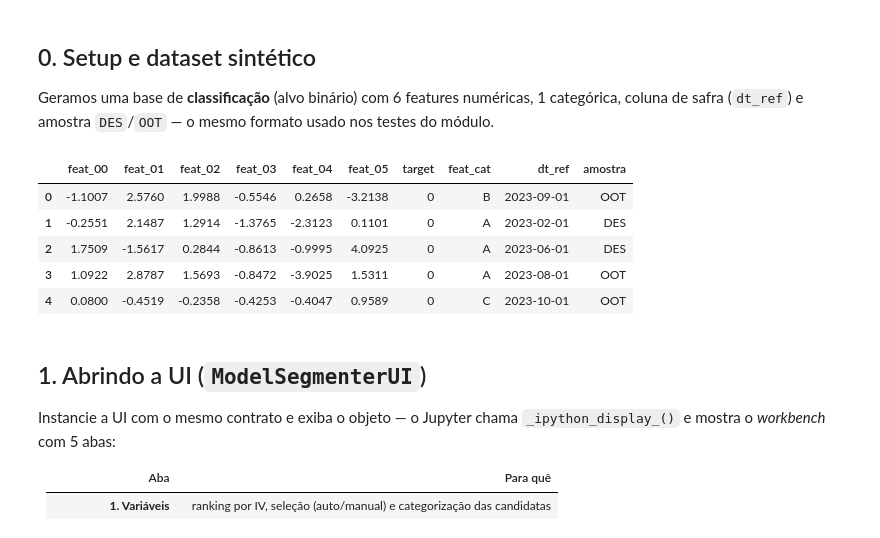
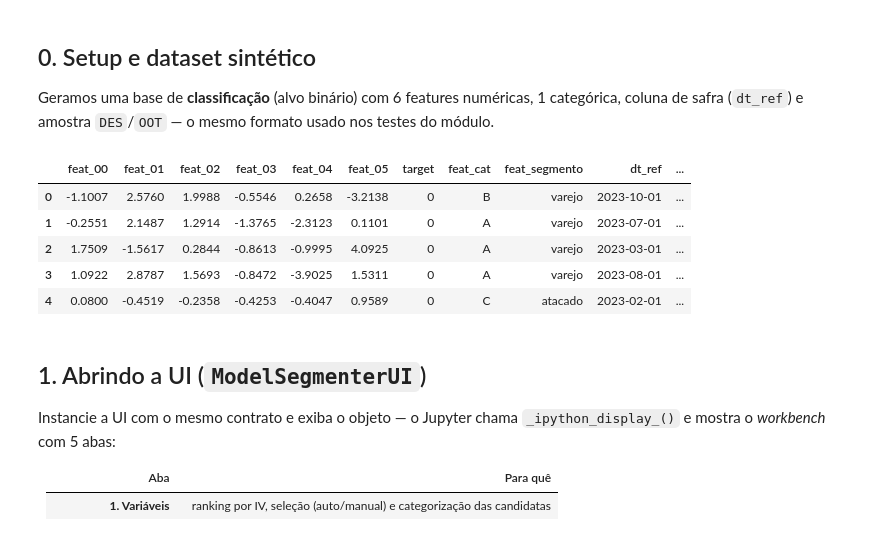
Before and after one commit to richardguilhermeds/Yggdrasil-Project, a Jupyter notebook: notebooks/tutoriais/06_tutorial_model_segmenter.ipynb, the cells around one changed output. Drawn from its saved outputs; the diff is of its cells as text; code cells hidden in the pictures.

```diff
--- a/notebooks/tutoriais/06_tutorial_model_segmenter.ipynb
+++ b/notebooks/tutoriais/06_tutorial_model_segmenter.ipynb
@@ -62,29 +62,39 @@ if _ygg_root and str(_ygg_root) not in sys.path:
 # %%
 import numpy as np
 import pandas as pd
 from sklearn.datasets import make_classification
 from IPython.display import display   # autossuficiente fora do kernel (nbconvert etc.)
 
 pd.set_option("display.float_format", lambda v: f"{v:,.4f}")
 pd.set_option("display.max_columns", 40)
 rng = np.random.default_rng(0)
 
 n = 3000
 X, y = make_classification(n_samples=n, n_features=6, n_informative=4,
                            weights=[0.75], random_state=0)
 df = pd.DataFrame(X, columns=[f"feat_{i:02d}" for i in range(6)])
 df["target"] = y                                            # alvo binário 0/1
 df["feat_cat"] = rng.choice(["A", "B", "C", "D"], size=n, p=[.4, .3, .2, .1])  # categórica
+# 2ª categórica, ASSOCIADA à primeira (V de Cramér ~0.9): A/B tendem a 'varejo' e
+# C/D a 'atacado', com 8% de ruído. Serve para exercitar a associação entre
+# CATEGÓRICAS no card de multicolinearidade — o painel de V de Cramér só é
+# desenhado a partir de duas categóricas, e o par entra na poda sugerida por
+# ficar acima do limiar padrão (0.85).
+_seg = {"A": "varejo", "B": "varejo", "C": "atacado", "D": "atacado"}
+df["feat_segmento"] = [
+    _seg[c] if rng.random() < 0.92 else rng.choice(["varejo", "atacado"])
+    for c in df["feat_cat"]
+]
 df["dt_ref"] = rng.choice(pd.date_range("2023-01-01", periods=10, freq="MS"), size=n)
 df["amostra"] = np.where(df["dt_ref"] >= pd.Timestamp("2023-08-01"), "OOT", "DES")
 df.head()
 # %% [output]
-|  | feat_00 | feat_01 | feat_02 | feat_03 | feat_04 | feat_05 | target | feat_cat | dt_ref | amostra |
-| 0 | -1.1007 | 2.5760 | 1.9988 | -0.5546 | 0.2658 | -3.2138 | 0 | B | 2023-09-01 | OOT |
-| 1 | -0.2551 | 2.1487 | 1.2914 | -1.3765 | -2.3123 | 0.1101 | 0 | A | 2023-02-01 | DES |
-| 2 | 1.7509 | -1.5617 | 0.2844 | -0.8613 | -0.9995 | 4.0925 | 0 | A | 2023-06-01 | DES |
-| 3 | 1.0922 | 2.8787 | 1.5693 | -0.8472 | -3.9025 | 1.5311 | 0 | A | 2023-08-01 | OOT |
-| 4 | 0.0800 | -0.4519 | -0.2358 | -0.4253 | -0.4047 | 0.9589 | 0 | C | 2023-10-01 | OOT |
+|  | feat_00 | feat_01 | feat_02 | feat_03 | feat_04 | feat_05 | target | feat_cat | feat_segmento | dt_ref | ... |
+| 0 | -1.1007 | 2.5760 | 1.9988 | -0.5546 | 0.2658 | -3.2138 | 0 | B | varejo | 2023-10-01 | ... |
+| 1 | -0.2551 | 2.1487 | 1.2914 | -1.3765 | -2.3123 | 0.1101 | 0 | A | varejo | 2023-07-01 | ... |
+| 2 | 1.7509 | -1.5617 | 0.2844 | -0.8613 | -0.9995 | 4.0925 | 0 | A | varejo | 2023-03-01 | ... |
+| 3 | 1.0922 | 2.8787 | 1.5693 | -0.8472 | -3.9025 | 1.5311 | 0 | A | varejo | 2023-08-01 | ... |
+| 4 | 0.0800 | -0.4519 | -0.2358 | -0.4253 | -0.4047 | 0.9589 | 0 | C | atacado | 2023-02-01 | ... |
 # %% [markdown]
 ## 1. Abrindo a UI (`ModelSegmenterUI`)
 
```
Also changed, not shown: parts of 15 cells of this notebook, 4 other files.
